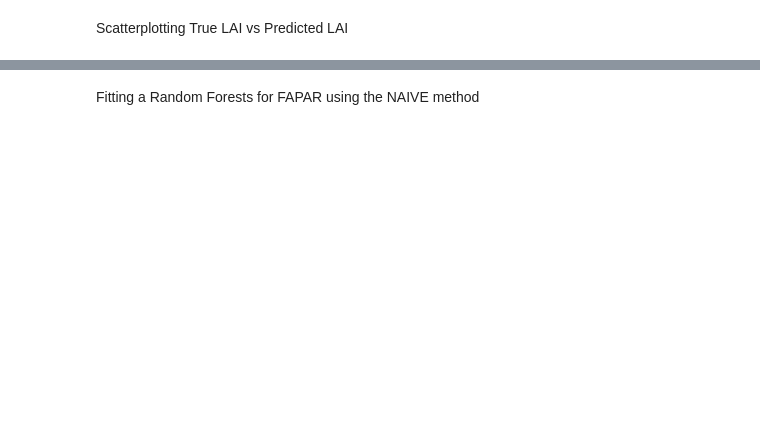
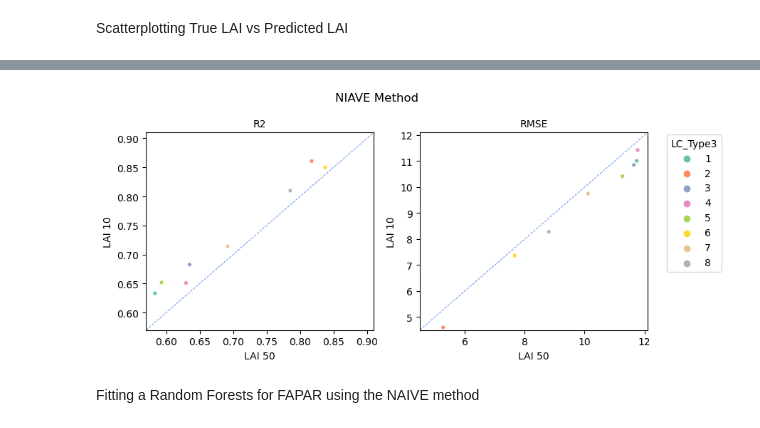
Before and after one commit to watermelonxx/WorkTerm-Winter2023, a Jupyter notebook: MODISLANDSATvcass2.ipynb, the cells around one changed output, grey strips where cells are left out. Saved outputs shown, nothing was run; the diff lists cells and outputs as text; code cells hidden in the pictures; blank space fills up the shorter version.

```diff
--- a/MODISLANDSATvcass2.ipynb
+++ b/MODISLANDSATvcass2.ipynb
@@ -411,3 +440,31 @@ plt.show()
+# %%
+fig, axs = plt.subplots(1,2, figsize=(8, 4))
+sns.scatterplot(dfcalbiomeLAI, x='R2_50', y='R2_10', ax=axs[0], hue='LC_Type3_50', palette='Set2', s=15, alpha=1, legend=0)
+sns.scatterplot(dfcalbiomeLAI, x='RMSE_50', y='RMSE_10', ax=axs[1], hue='LC_Type3_50', palette='Set2', s=15, alpha=1)
+
+fig.suptitle('NIAVE Method')
+
+axs[0].set_title('R2', size=10)
+axs[0].set(xlabel='LAI 50', ylabel='LAI 10')
+axs[0].set_xlim(0.57, 0.91)
+axs[0].set_ylim(0.57, 0.91)
+axs[0].axline((0,0), slope=1, c='cornflowerblue', lw=0.7, ls='--')
+
+axs[1].set_title('RMSE', size=10)
+axs[1].set(xlabel='LAI 50', ylabel='LAI 10')
+axs[1].set_xlim(4.5, 12.1)
+axs[1].set_ylim(4.5, 12.1)
+axs[1].axline((0,0), slope=1, c='cornflowerblue', lw=0.7, ls='--')
+
+fig.tight_layout()
+
+handles, labels = axs[1].get_legend_handles_labels()
+fig.legend(handles, labels, loc="upper left", bbox_to_anchor=(1,0.85), title = "LC_Type3")
+axs[1].get_legend().set_visible(False)
+
+plt.show()
+# %% [output]
+[figure, added]
 # %% [markdown]
 Fitting a Random Forests for FAPAR using the NAIVE method
 # %%
```
Also changed, not shown: parts of 32 cells of this notebook.
